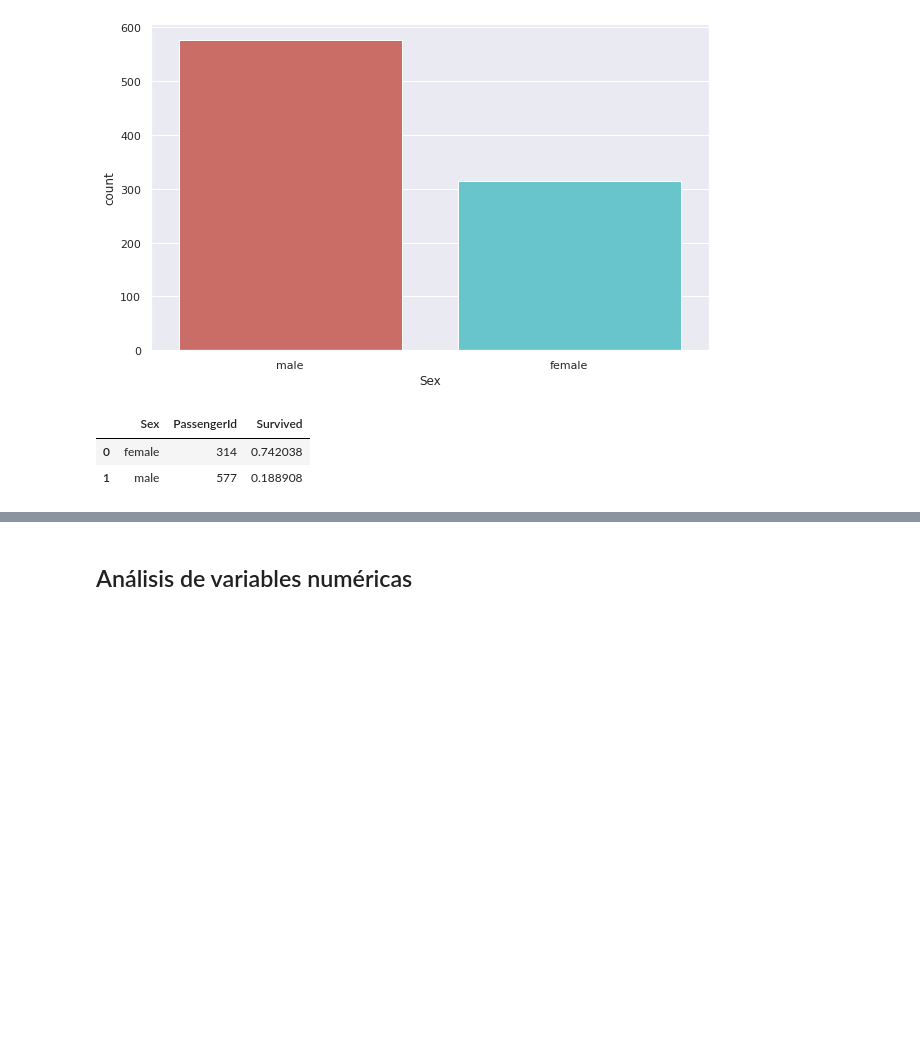
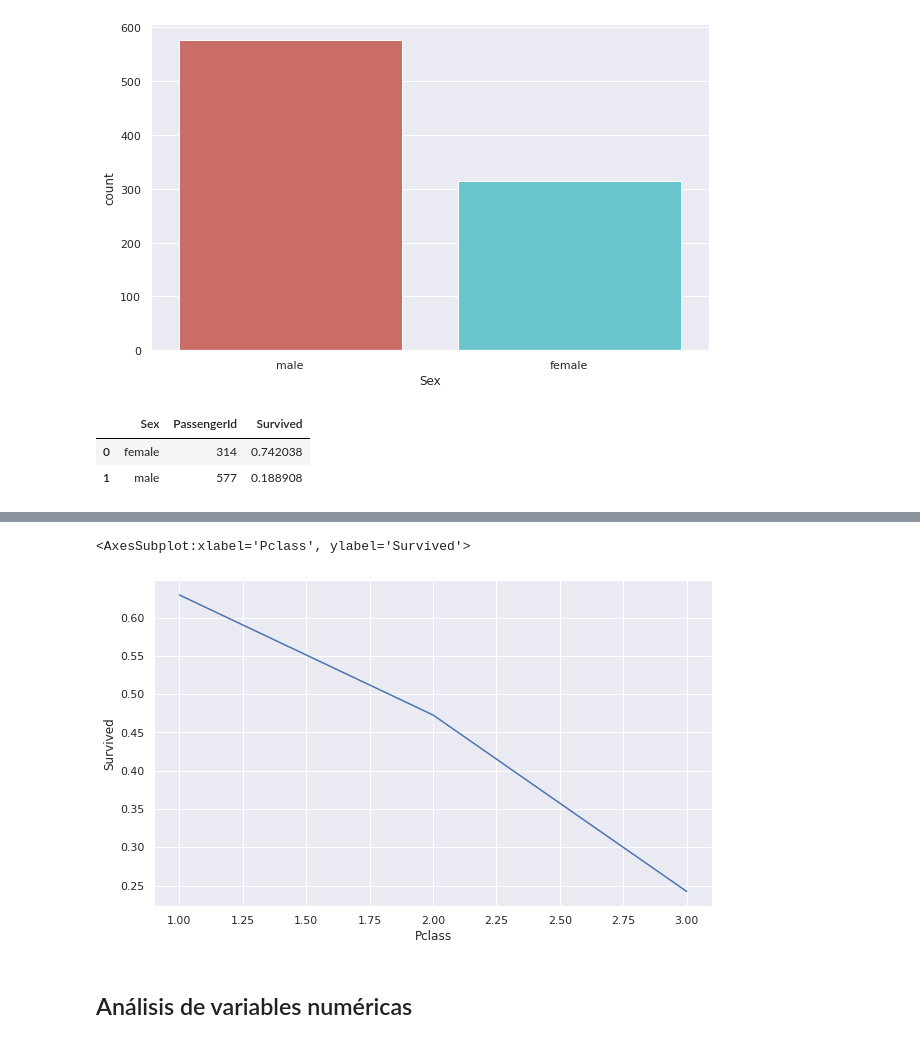
Before and after one commit to JCaballerot/Machine-Learning-Program, a Jupyter notebook: Supervised_models/Logistic_regression/Lab_Titanic.ipynb, the cells around one changed output, grey strips where cells are left out. Saved outputs shown, nothing was run; the diff lists cells and outputs as text; code cells hidden in the pictures; blank space fills up the shorter version.

```diff
--- a/Supervised_models/Logistic_regression/Lab_Titanic.ipynb
+++ b/Supervised_models/Logistic_regression/Lab_Titanic.ipynb
@@ -166,3 +175,8 @@ table.div(table.sum(1).astype(float),axis=0).plot(kind='bar',stacked=True)
+# %%
+sns.lineplot(x = 'Pclass', y = 'Survived', data = data.groupby(['Pclass']).agg({"PassengerId":"count", "Survived" :"mean"}).reset_index())
+# %% [output]
+<AxesSubplot:xlabel='Pclass', ylabel='Survived'>
+[figure, added]
 # %% [markdown]
 ## Análisis de variables numéricas
 # %%
```
Also changed, not shown: parts of 8 cells of this notebook.
